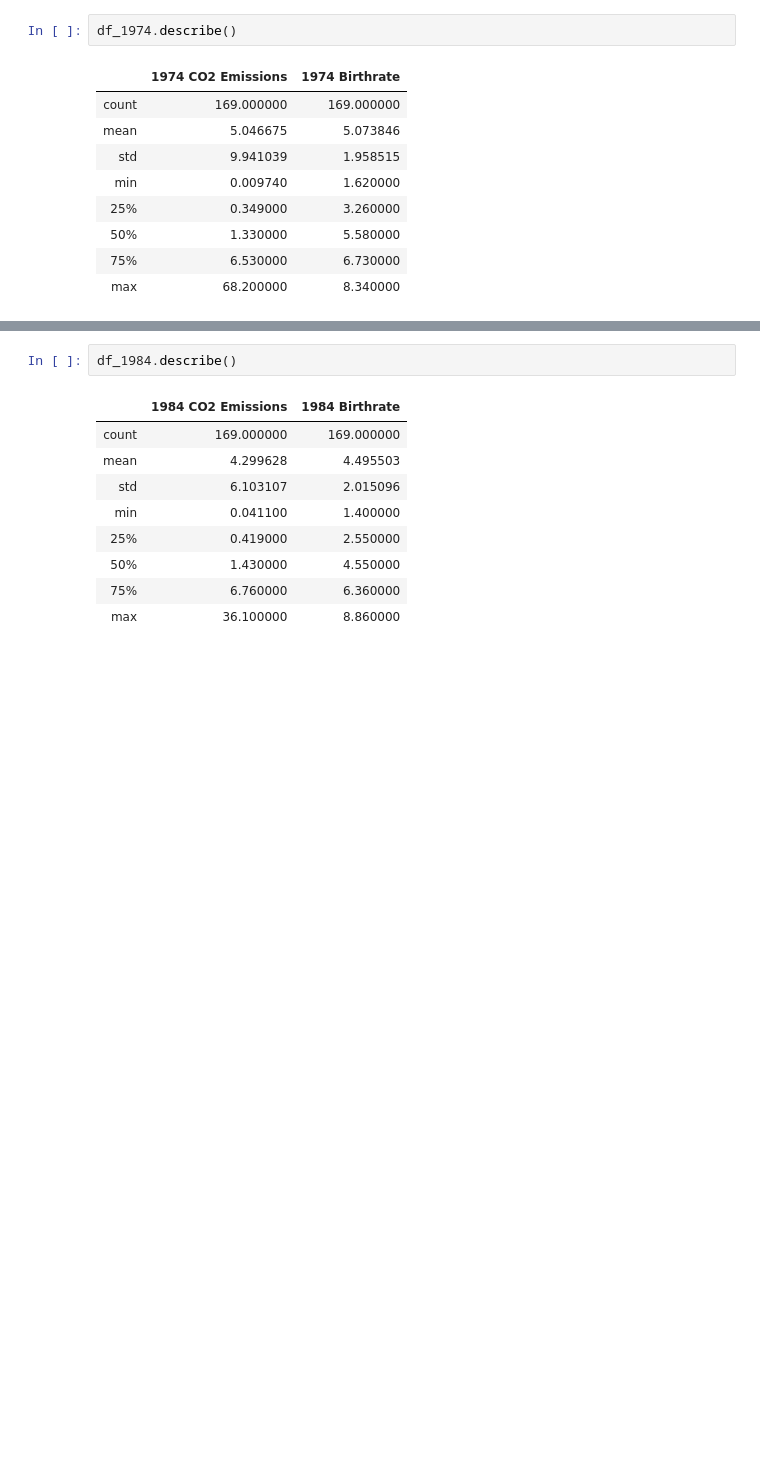
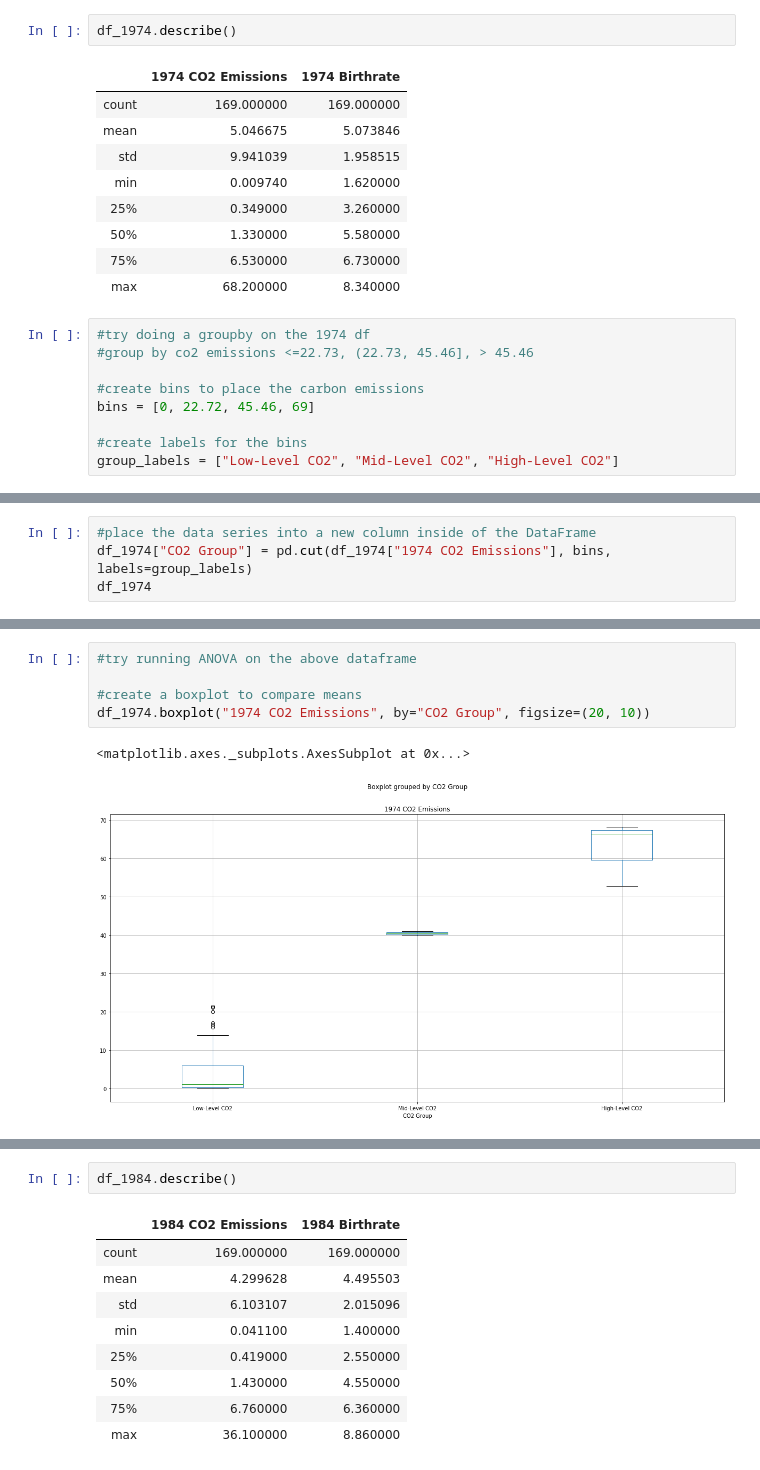
Before and after one commit to VallieTracy/project-one, a Jupyter notebook: Team_Awesome_Project_1.ipynb, the cells around one changed output, grey strips where cells are left out. Drawn from its saved outputs; the diff is of its cells as text; blank space fills up the shorter version.

Commit message:
working on anova, getting pvalue nan; needs tweeking

```diff
--- a/Team_Awesome_Project_1.ipynb
+++ b/Team_Awesome_Project_1.ipynb
@@ -679,3 +683,12 @@ df_1974.describe()
 | 50% | 1.330000 | 5.580000 |
 | 75% | 6.530000 | 6.730000 |
 | max | 68.200000 | 8.340000 |
+# %%
+#try doing a groupby on the 1974 df
+#group by co2 emissions <=22.73, (22.73, 45.46], > 45.46
+
+#create bins to place the carbon emissions
+bins = [0, 22.72, 45.46, 69]
+
+#create labels for the bins
+group_labels = ["Low-Level CO2", "Mid-Level CO2", "High-Level CO2"]
@@ -681,0 +706,4 @@ df_1974.describe()
+# %%
+#place the data series into a new column inside of the DataFrame
+df_1974["CO2 Group"] = pd.cut(df_1974["1974 CO2 Emissions"], bins, labels=group_labels)
+df_1974
@@ -681,0 +728,8 @@ df_1974.describe()
+# %%
+#try running ANOVA on the above dataframe
+
+#create a boxplot to compare means
+df_1974.boxplot("1974 CO2 Emissions", by="CO2 Group", figsize=(20, 10))
+# %% [output]
+<matplotlib.axes._subplots.AxesSubplot at 0x...>
+[figure, added]
```
Also changed, not shown: parts of 5 cells of this notebook.
